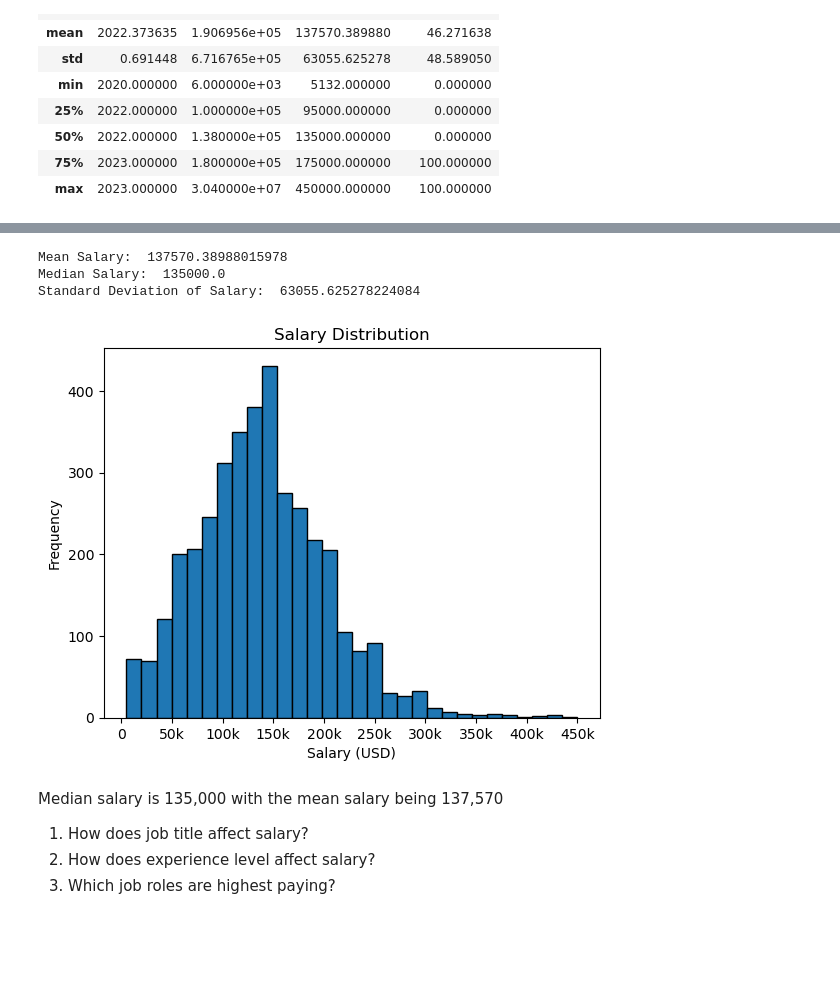
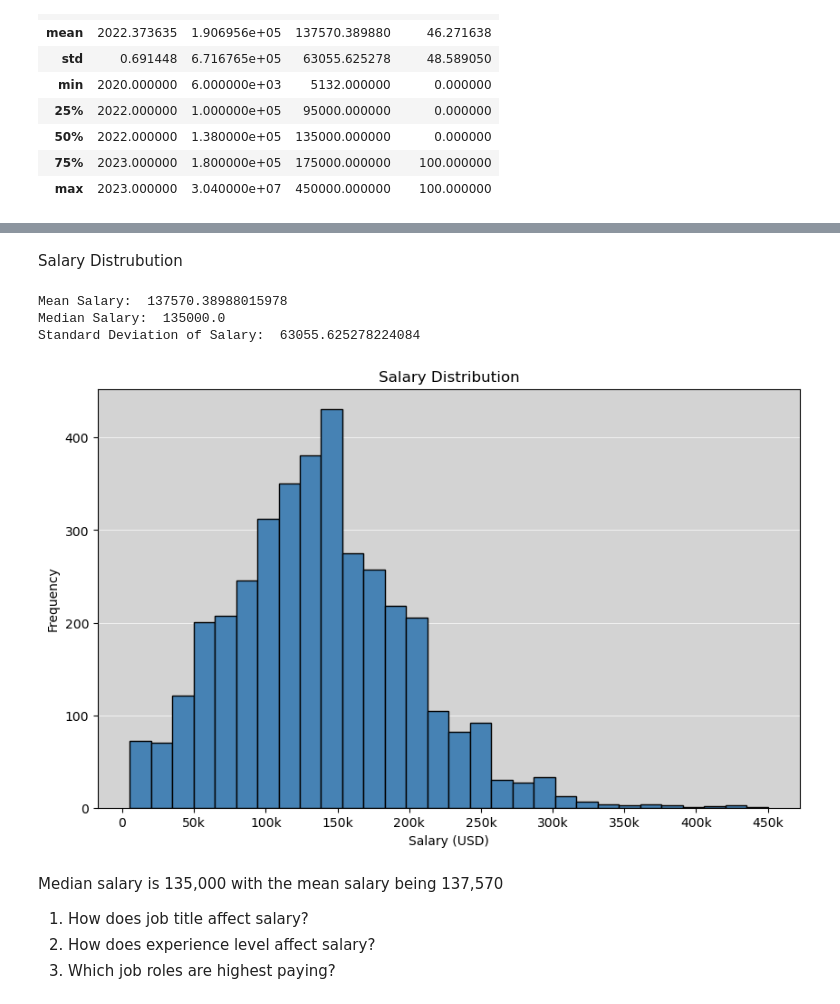
Before and after one commit to georgemcculloch/Data-Science-Salary-Analysis, a Jupyter notebook: data salaries.ipynb, the cells around one changed output, grey strips where cells are left out. Saved outputs shown, nothing was run; the diff lists cells and outputs as text; code cells hidden in the pictures; blank space fills up the shorter version.

Commit message:
continue visualisation changes. more sorting to do

```diff
--- a/data salaries.ipynb
+++ b/data salaries.ipynb
@@ -74,0 +74,6 @@ df.head(10)
+# %%
+countries_name = coco.convert(names=df['company_location'], to='name_short')
+df['country_company'] = countries_name
+employee_country = coco.convert(names=df['employee_residence'], to='name_short')
+df['country_employee'] = employee_country
+df.sort_values('work_year', ascending=False).tail()
@@ -75,3 +87,5 @@ df.head(10)
 # %%
-# replace employment type abbreviations
+# replace employment type and company size abbreviations
 df['employment_type'] = df['employment_type'].replace({'FT': 'Full-Time', 'PT': 'Part-Time', 'FL': 'Freelance', 'CT': 'Contract'})
+df['company_size'] = df['company_size'].replace({'L': 'Large', 'M': 'Medium', 'S': 'Small'})
+df.head()
@@ -177,4 +114,6 @@ company_size          0
 dtype: int64
 # %%
 duplicate_rows = df.duplicated()
+# %% [markdown]
+Salary Distrubution
 # %%
@@ -191,21 +129,21 @@ Mean Salary:  137570.38988015978
 Median Salary:  135000.0
 Standard Deviation of Salary:  63055.625278224084
 # %%
-# salary distrubution insights
-salary_ranges = pd.cut(df['salary_in_usd'], bins=[0, 50000, 100000, 150000, 200000, np.inf])
-salary_counts = salary_ranges.value_counts().sort_index()
+fig, ax = plt.subplots(figsize=(10, 6))
+ax.set_facecolor('lightgrey')
+ax.grid(axis='y', color='white', linestyle='-', linewidth=0.5)
+ax.set_axisbelow(True)
 
-plt.hist(df['salary_in_usd'], bins=30, edgecolor='black')
+plt.hist(df['salary_in_usd'], bins=30, edgecolor='black', color='steelblue')
 plt.ylabel('Frequency')
 plt.xlabel('Salary (USD)')
 plt.title('Salary Distribution')
-
 # modify x-axis labels
 plt.xticks(np.arange(0, 450001, 50000), ['0', '50k', '100k', '150k', '200k', '250k', '300k', '350k', '400k', '450k'])
 
 plt.show()
 # %% [output]
-[figure, old version]
+[figure, new version]
 # %% [markdown]
 Median salary is 135,000 with the mean salary being 137,570
 1. How does job title affect salary?
```
Also changed, not shown: parts of 18 cells of this notebook.
